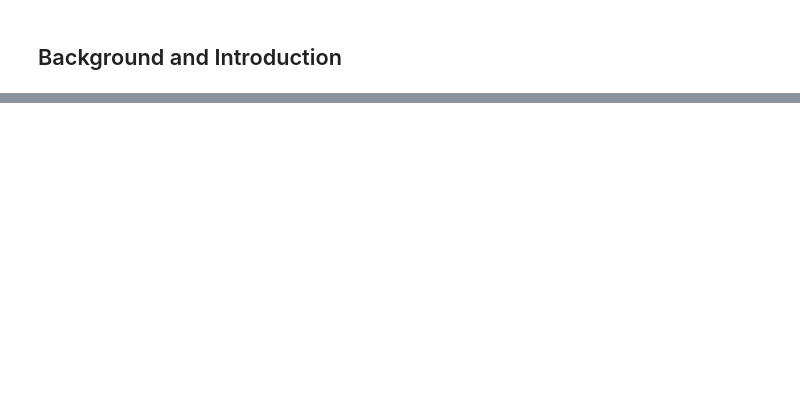
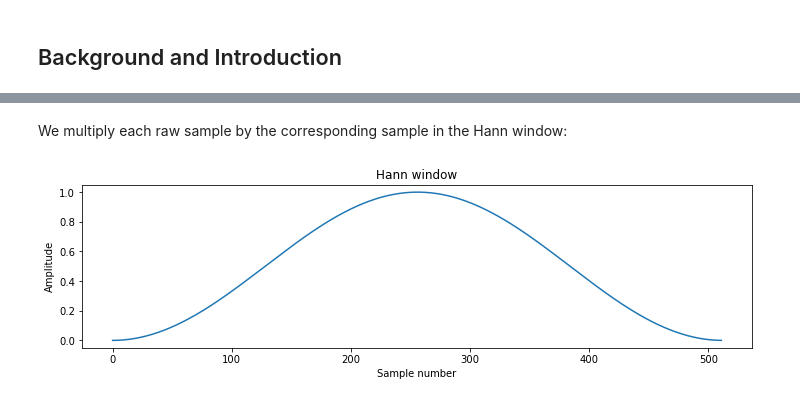
Before and after one commit to ParthSSharma/ParthSSharma.github.io, a Jupyter notebook: Notebook/Test.ipynb, the cells around one changed output, grey strips where cells are left out. Drawn from its saved outputs; the diff is of its cells as text; code cells hidden in the pictures; blank space fills up the shorter version.

```diff
--- a/Notebook/Test.ipynb
+++ b/Notebook/Test.ipynb
@@ -426,0 +175,11 @@ I ported the above C code to the PIC32 microcontroller, and setup a Python user
+# %% [markdown]
+We multiply each raw sample by the corresponding sample in the Hann window:
+# %%
+Hann = 0.5*(1-numpy.cos((2*numpy.pi*numpy.linspace(0, 511, 512))/512))
+plt.plot(Hann)
+plt.title('Hann window');
+plt.xlabel('Sample number')
+plt.ylabel('Amplitude')
+plt.show()
+# %% [output]
+[figure, added]
```
Also changed, not shown: parts of 97 cells of this notebook, 2 other files.
